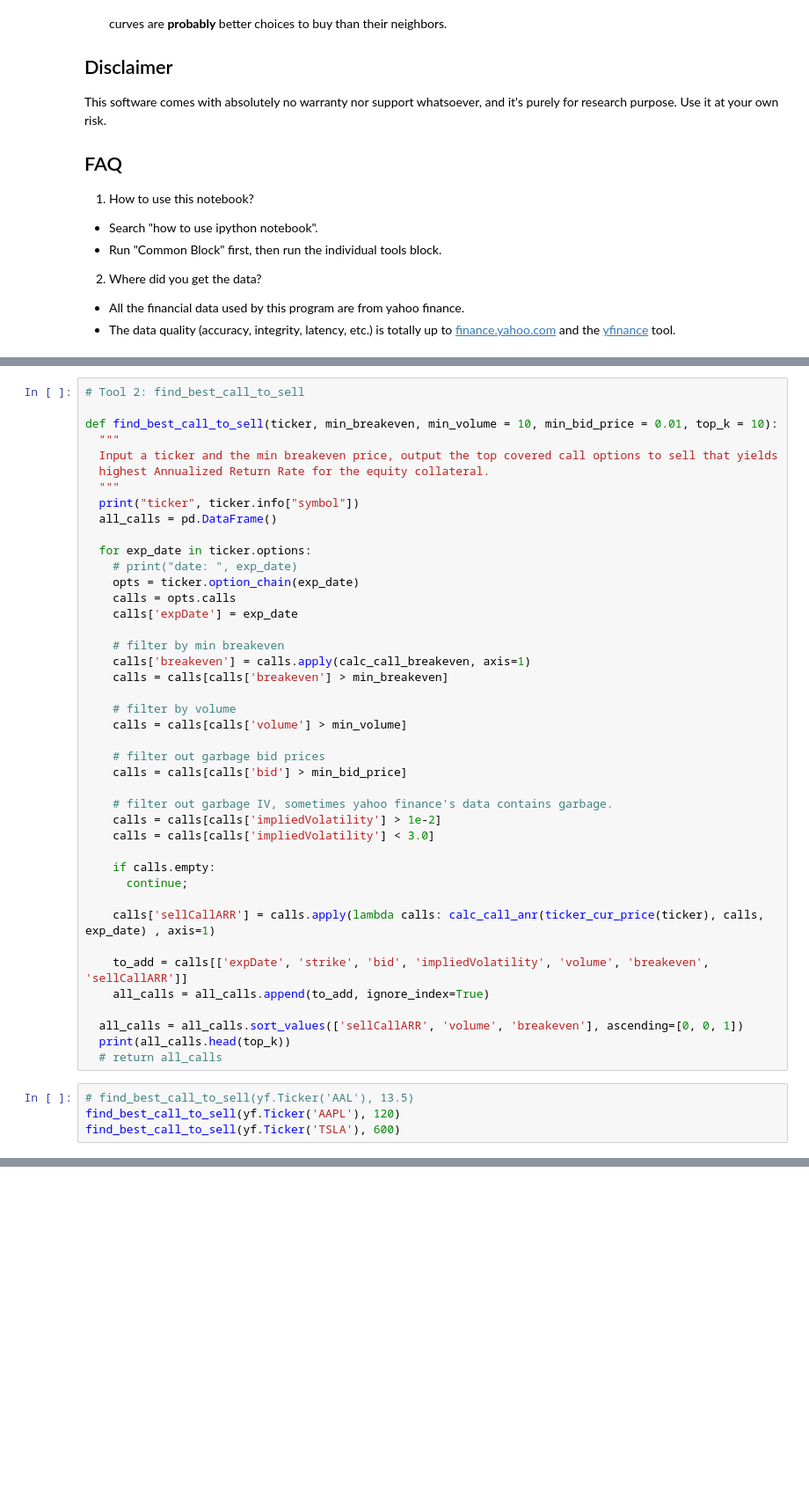
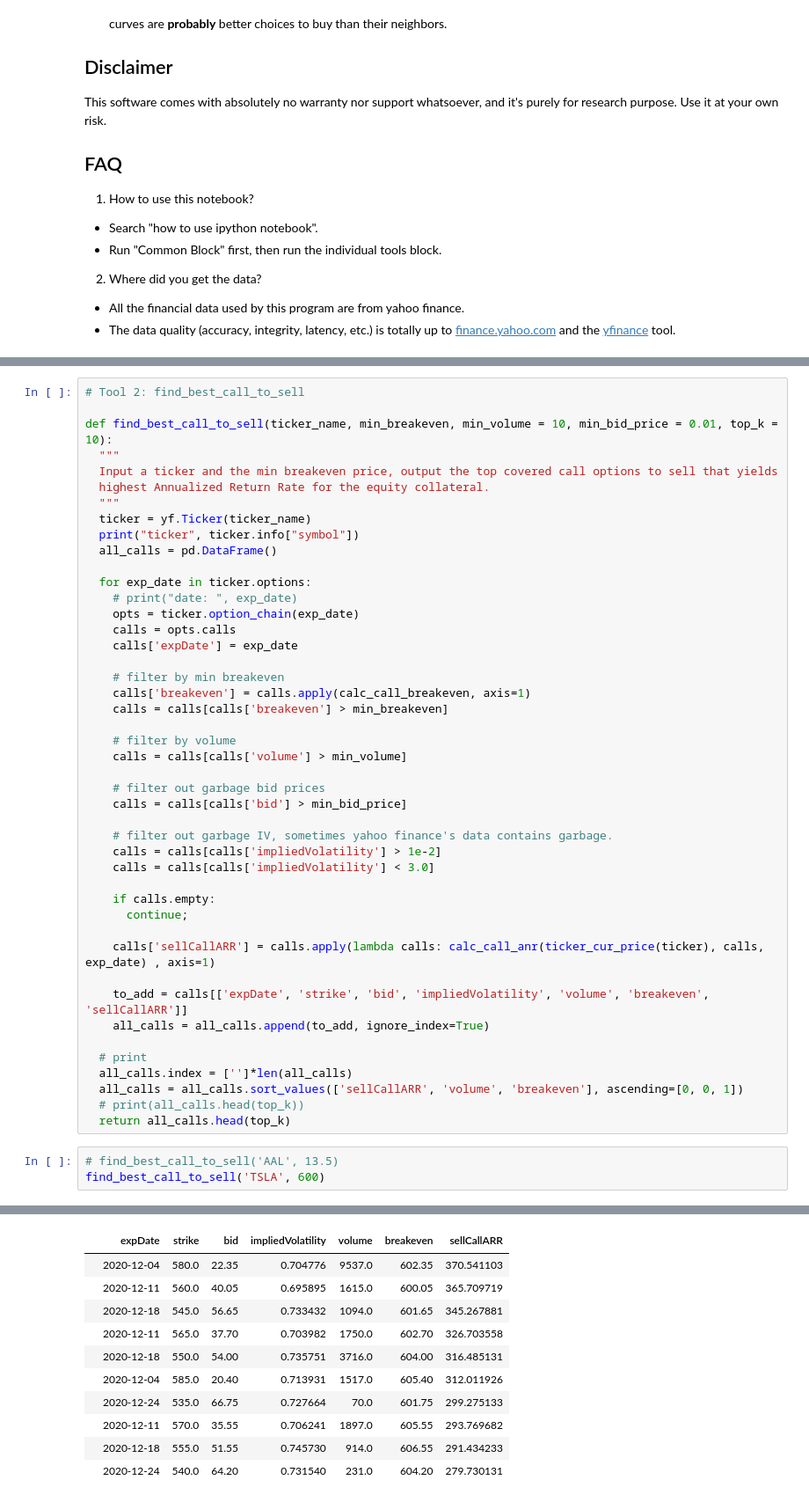
Before and after one commit to fanzhenya/options_lab, a Jupyter notebook: options_lab.ipynb, the cells around one changed output, grey strips where cells are left out. Shown: that part at 88% size. Saved outputs shown, nothing was run; the diff lists cells and outputs as text; blank space fills up the shorter version.

```diff
--- a/options_lab.ipynb
+++ b/options_lab.ipynb
@@ -168,11 +169,12 @@ ticker LI
 # %%
 # Tool 2: find_best_call_to_sell
 
-def find_best_call_to_sell(ticker, min_breakeven, min_volume = 10, min_bid_price = 0.01, top_k = 10):
+def find_best_call_to_sell(ticker_name, min_breakeven, min_volume = 10, min_bid_price = 0.01, top_k = 10):
   """
   Input a ticker and the min breakeven price, output the top covered call options to sell that yields
   highest Annualized Return Rate for the equity collateral.
   """
+  ticker = yf.Ticker(ticker_name)
   print("ticker", ticker.info["symbol"])
   all_calls = pd.DataFrame()
 
@@ -204,11 +206,12 @@ def find_best_call_to_sell(ticker, min_breakeven, min_volume = 10, min_bid_price
     to_add = calls[['expDate', 'strike', 'bid', 'impliedVolatility', 'volume', 'breakeven', 'sellCallARR']]
     all_calls = all_calls.append(to_add, ignore_index=True)
 
+  # print
+  all_calls.index = ['']*len(all_calls)
   all_calls = all_calls.sort_values(['sellCallARR', 'volume', 'breakeven'], ascending=[0, 0, 1])
-  print(all_calls.head(top_k))
-  # return all_calls
+  # print(all_calls.head(top_k))
+  return all_calls.head(top_k)
 # %%
-# find_best_call_to_sell(yf.Ticker('AAL'), 13.5)
-find_best_call_to_sell(yf.Ticker('AAPL'), 120)
-find_best_call_to_sell(yf.Ticker('TSLA'), 600)
+# find_best_call_to_sell('AAL', 13.5)
+find_best_call_to_sell('TSLA', 600)
 # %% [output]
@@ -232,3 +219,14 @@ ticker AAPL
+|  | expDate | strike | bid | impliedVolatility | volume | breakeven | sellCallARR |
+|  | 2020-12-04 | 580.0 | 22.35 | 0.704776 | 9537.0 | 602.35 | 370.541103 |
+|  | 2020-12-11 | 560.0 | 40.05 | 0.695895 | 1615.0 | 600.05 | 365.709719 |
+|  | 2020-12-18 | 545.0 | 56.65 | 0.733432 | 1094.0 | 601.65 | 345.267881 |
+|  | 2020-12-11 | 565.0 | 37.70 | 0.703982 | 1750.0 | 602.70 | 326.703558 |
+|  | 2020-12-18 | 550.0 | 54.00 | 0.735751 | 3716.0 | 604.00 | 316.485131 |
+|  | 2020-12-04 | 585.0 | 20.40 | 0.713931 | 1517.0 | 605.40 | 312.011926 |
+|  | 2020-12-24 | 535.0 | 66.75 | 0.727664 | 70.0 | 601.75 | 299.275133 |
+|  | 2020-12-11 | 570.0 | 35.55 | 0.706241 | 1897.0 | 605.55 | 293.769682 |
+|  | 2020-12-18 | 555.0 | 51.55 | 0.745730 | 914.0 | 606.55 | 291.434233 |
+|  | 2020-12-24 | 540.0 | 64.20 | 0.731540 | 231.0 | 604.20 | 279.730131 |
 # %%
 # Tool 3: find_best_call_to_buy
 
```
Also changed, not shown: parts of 6 cells of this notebook.
